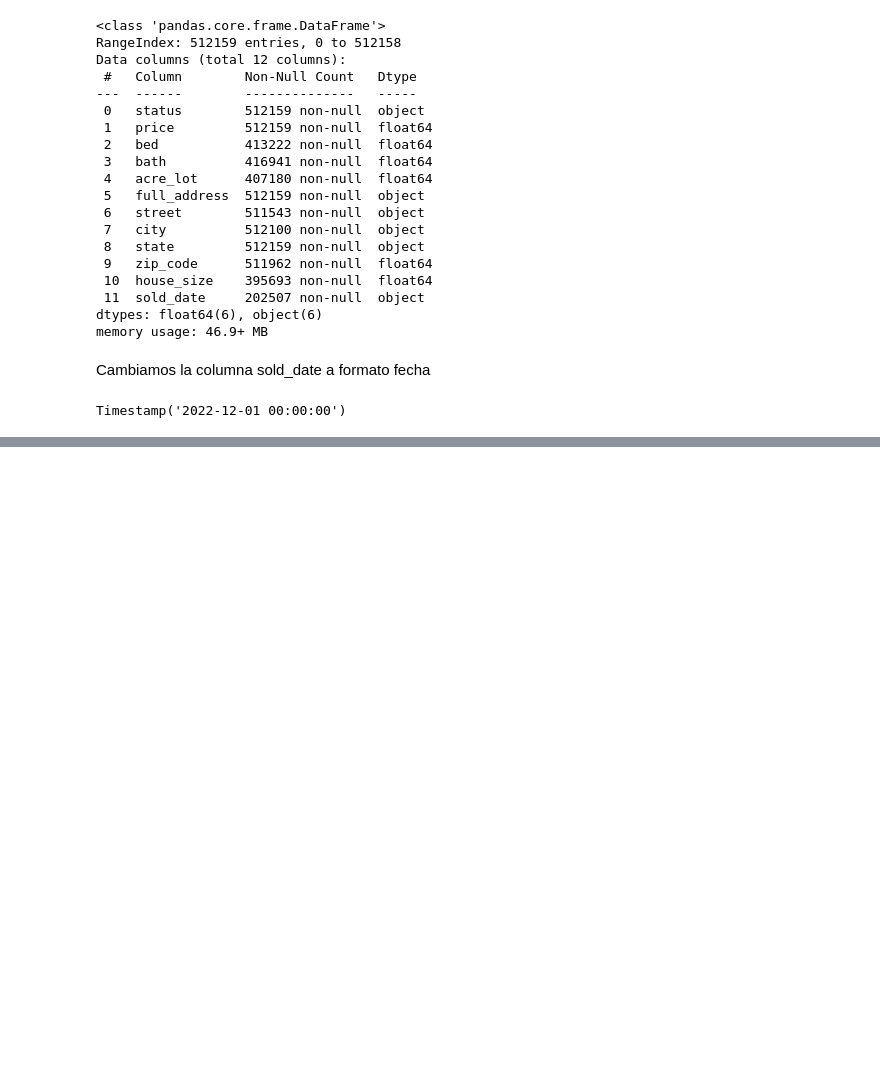
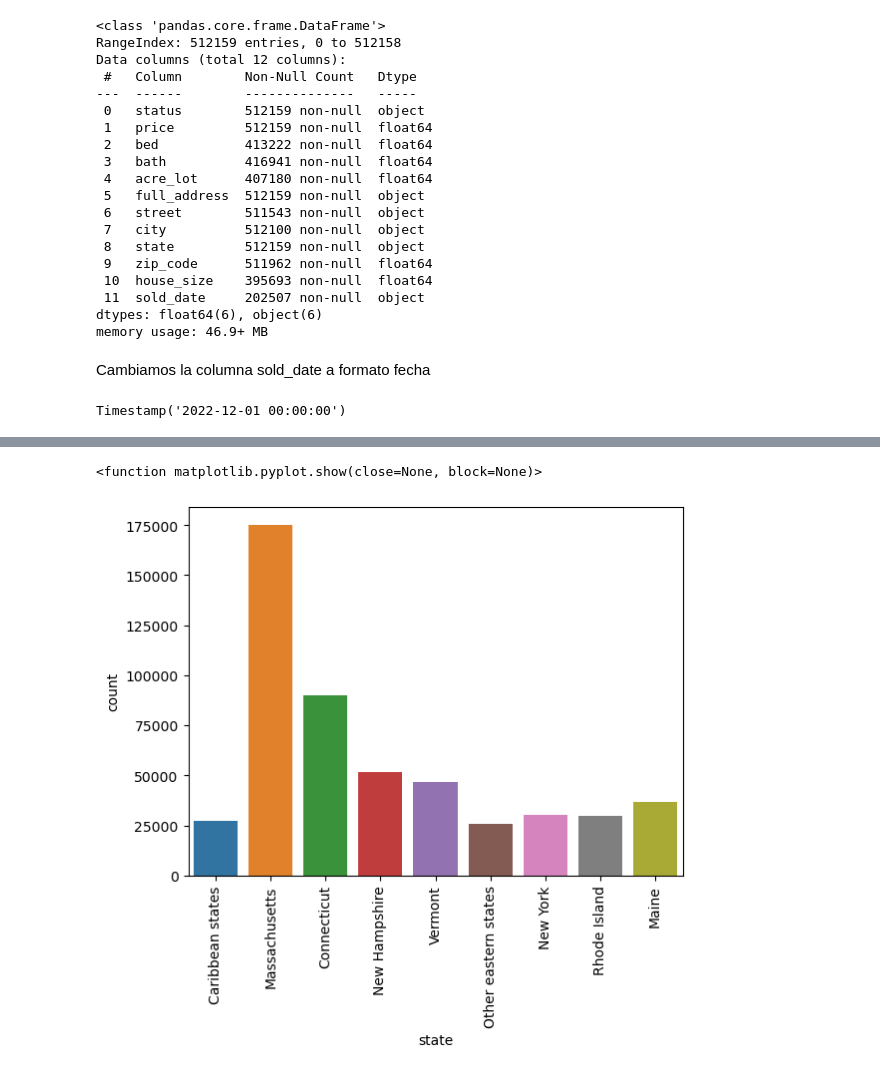
Before and after one commit to fatimafer/Exercises_deep_learning, a Jupyter notebook: usa-real-estate-dataset/01-KerasREGRESIÓN.ipynb, the cells around one changed output, grey strips where cells are left out. Cells and saved outputs as stored; diff of their text form; code cells hidden in the pictures; blank space fills up the shorter version.

```diff
--- a/usa-real-estate-dataset/01-KerasREGRESIÓN.ipynb
+++ b/usa-real-estate-dataset/01-KerasREGRESIÓN.ipynb
@@ -96,0 +161,23 @@ df_realtor.fillna('2022-12-01 00:00:00')
+# %%
+def agrupacion(x):
+    if x == 'Virgin Islands':
+        return 'Caribbean states'
+    elif x == 'Puerto Rico':
+        return 'Caribbean states'
+    elif x == 'West Virginia':
+        return 'Other eastern states'
+    elif x == 'Pennsylvania':
+        return 'Other eastern states'
+    elif x == 'South Carolina':
+        return 'Other eastern states'
+    elif x == 'Tennessee':
+        return 'Other eastern states'
+    elif x == 'Virginia':
+        return 'Other eastern states'
+    elif x == 'Georgia':
+        return 'Other eastern states'
+    elif x == 'New Jersey':
+        return 'Other eastern states'
+    else:
+        return x
+df_realtor['state']=df_realtor['state'].apply(agrupacion)
@@ -96,0 +186,2 @@ df_realtor.fillna('2022-12-01 00:00:00')
+# %%
+df_realtor = df_realtor[df_realtor['state']!='Wyoming']
@@ -96,0 +201,9 @@ df_realtor.fillna('2022-12-01 00:00:00')
+# %%
+fig, ax = plt.subplots()
+
+sns.countplot(x='state', data=df_realtor, ax=ax)
+plt.xticks(rotation=90)
+plt.show
+# %% [output]
+<function matplotlib.pyplot.show(close=None, block=None)>
+[figure, added]
```
Also changed, not shown: parts of 22 cells of this notebook.
